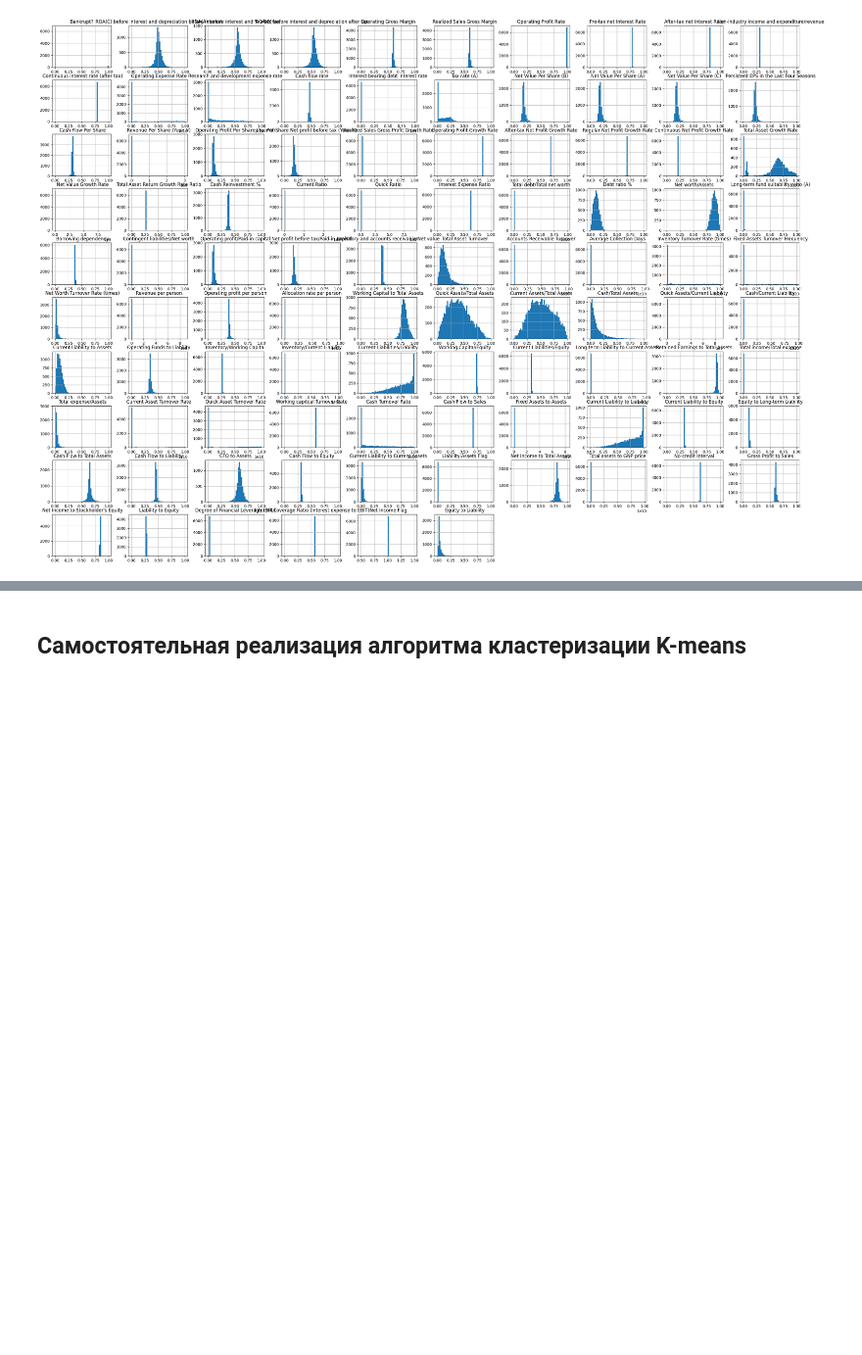
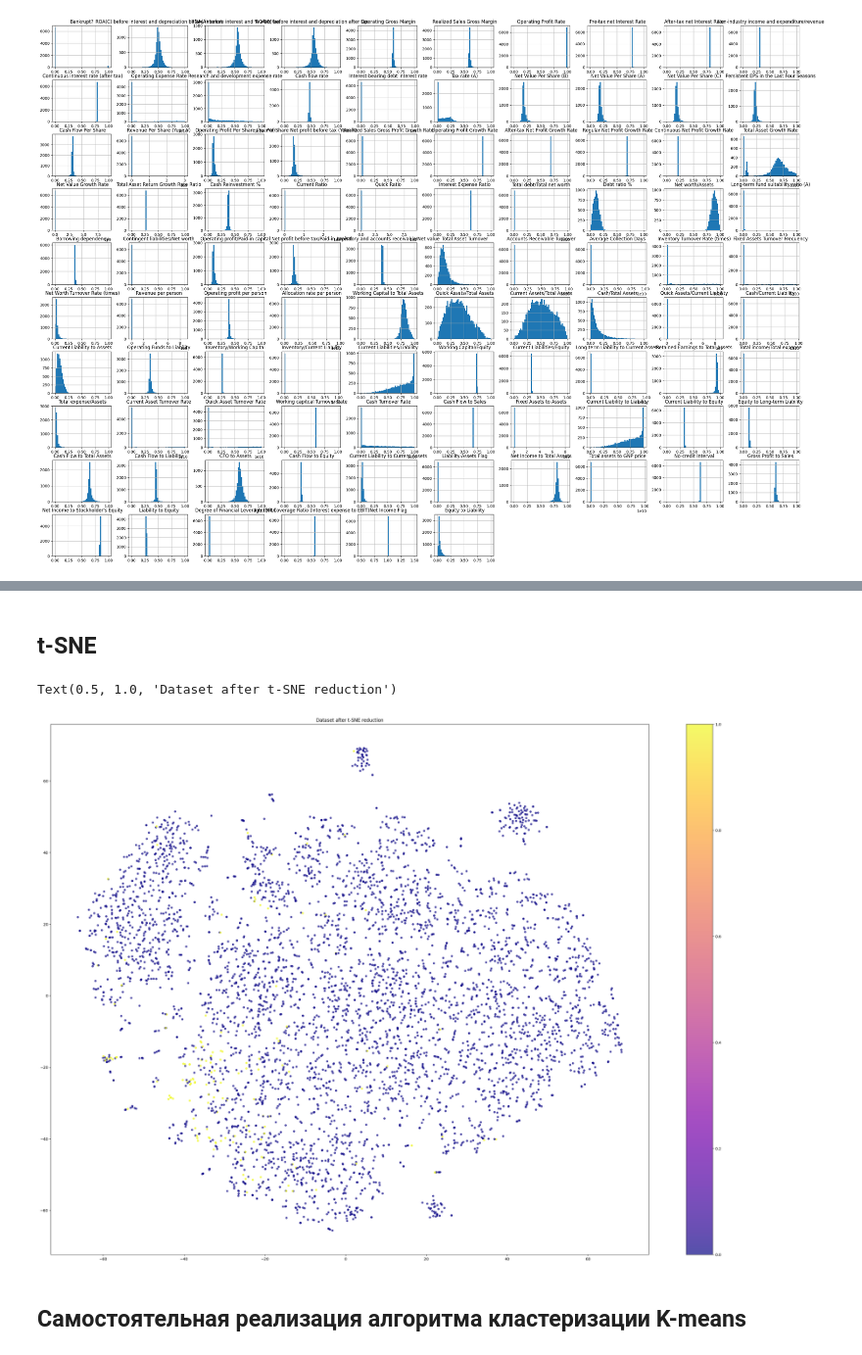
Before and after one commit to rustam-azimov/ml-course, a Jupyter notebook: homework/hw6.ipynb, the cells around one changed output, grey strips where cells are left out. Shown at 98% size. Cells and saved outputs as stored; diff of their text form; code cells hidden in the pictures; blank space fills up the shorter version.

```diff
--- a/homework/hw6.ipynb
+++ b/homework/hw6.ipynb
@@ -126,0 +182,4 @@ plt.show()
+# %%
+scaler = StandardScaler()
+X_train_scaled = scaler.fit_transform(X_train)
+X_test_scaled = scaler.transform(X_test)
@@ -127,2 +206,24 @@ plt.show()
+# %% [markdown]
+## t-SNE
+# %%
+from sklearn.manifold import TSNE
+
+tsne = TSNE(random_state=42)
+tsne = tsne.fit_transform(X_train_scaled)
+# %%
+plt.figure(figsize=(35, 25))
+plt.scatter(
+    tsne[:, 0],
+    tsne[:, 1],
+    c=y_train,
+    alpha=0.7,
+    s=20,
+    cmap=plt.cm.get_cmap('plasma'),
+)
+plt.colorbar()
+plt.title("Dataset after t-SNE reduction")
+# %% [output]
+Text(0.5, 1.0, 'Dataset after t-SNE reduction')
+[figure, added]
 # %% [markdown]
 ## Самостоятельная реализация алгоритма кластеризации K-means
```
Also changed, not shown: parts of 37 cells of this notebook.
